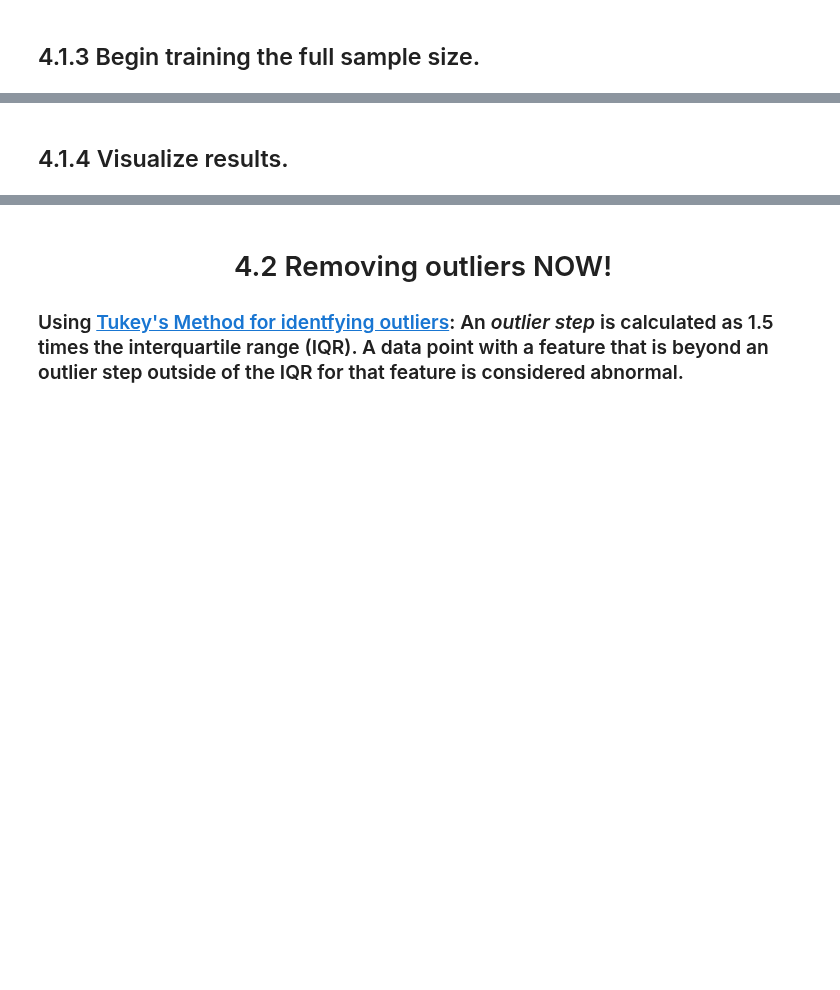
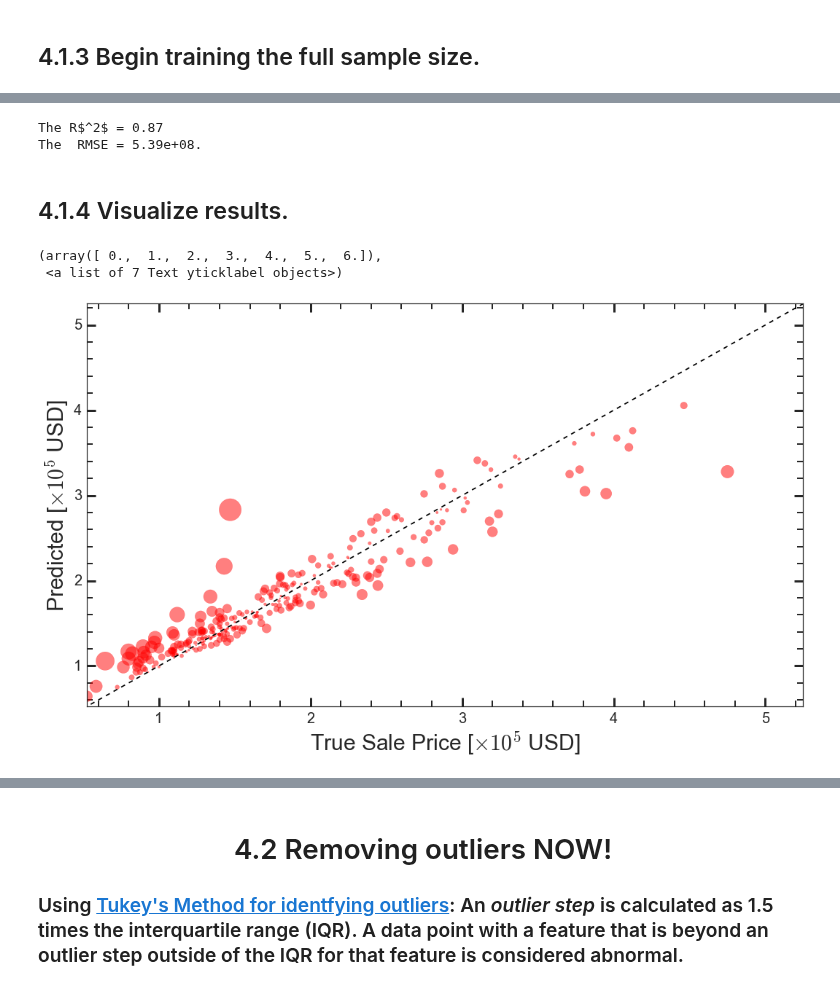
Before and after one commit to gmsardane/Predicting-Ames-Housing-Prices, a Jupyter notebook: Training_Whole_Features_Set_GBT.ipynb, the cells around one changed output, grey strips where cells are left out. Drawn from its saved outputs; the diff is of its cells as text; code cells hidden in the pictures; blank space fills up the shorter version.

```diff
--- a/Training_Whole_Features_Set_GBT.ipynb
+++ b/Training_Whole_Features_Set_GBT.ipynb
@@ -262,19 +282,31 @@ Testing set has 292 samples.
+# %%
+pred2 = reg2.predict(X_test)
+
+print 'The R$^2$ = {:.2f}'.format(r2_score(pred2, y_test))
+print 'The  RMSE = {:.2e}.'.format(mean_squared_error(pred2, y_test))
+# %% [output]
+The R$^2$ = 0.87
+The  RMSE = 5.39e+08.
 # %% [markdown]
 ## 4.1.4 Visualize results.
 # %%
 sns.set_style("ticks", {"xtick.major.size": 8, "ytick.major.size": 8})
 sns.set_style({"xtick.direction": "in","ytick.direction": "in"})
-plt.scatter(y_test/1e5, pred/1e5, alpha = 0.5, s = 1000*np.abs(y_test-pred)/y_test, color = 'red')
+plt.scatter(y_test/1e5, pred2/1e5, alpha = 0.5, s = 1000*np.abs(y_test-pred2)/y_test, color = 'red')
 plt.xlabel(r"True Sale Price [$\times 10^{5} $ USD]", fontsize = 30);
 plt.ylabel(r"Predicted [$\times 10^{5} $ USD]", fontsize = 30);
 plt.minorticks_on()
 plt.tight_layout()
 plt.plot(np.arange(0,10, 1), np.arange(0,10, 1), 'k--')
 plt.tick_params('both', length=8, width=2, which='minor');
 plt.tick_params('both', length=12, width=3, which='major');
-plt.xlim(min([min(y_test), min(pred)])/1e5, max([max(y_test)-0.5, max(pred)])/1e5+0.5)
-plt.ylim(min([min(y_test), min(pred)])/1e5, max([max(y_test)-0.5, max(pred)])/1e5+0.5)
+plt.xlim(min([min(y_test), min(pred2)])/1e5, max([max(y_test)-0.5, max(pred2)])/1e5+0.5)
+plt.ylim(min([min(y_test), min(pred2)])/1e5, max([max(y_test)-0.5, max(pred2)])/1e5+0.5)
 plt.xticks(fontsize=20)
 plt.yticks(fontsize=20)
 #plt.savefig("FinalModel_linear_all.pdf")
+# %% [output]
+(array([ 0.,  1.,  2.,  3.,  4.,  5.,  6.]),
+ <a list of 7 Text yticklabel objects>)
+[figure, added]
 # %%
```
Also changed, not shown: parts of 39 cells of this notebook.
